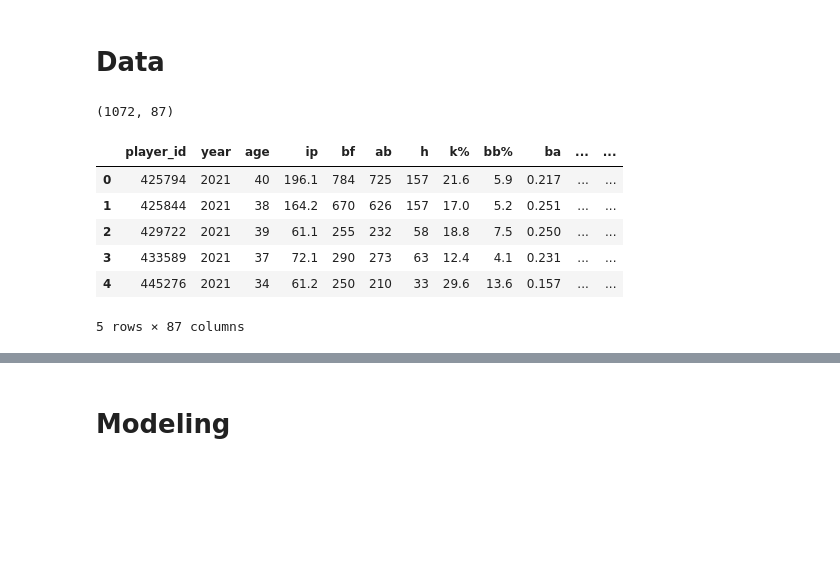
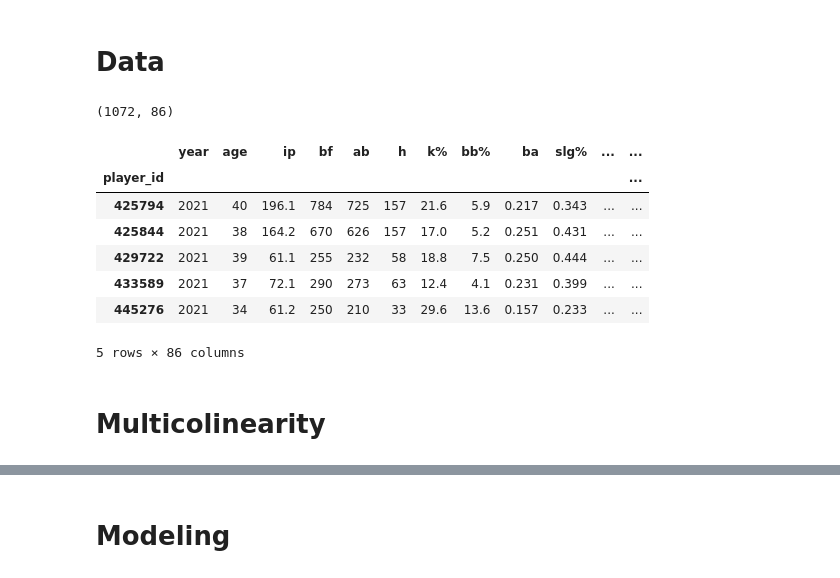
Before and after one commit to anthonyzurke/sabermetrics, a Jupyter notebook: code/pitch-modeling2.ipynb, the cells around one changed output, grey strips where cells are left out. Cells and saved outputs as stored; diff of their text form; code cells hidden in the pictures; blank space fills up the shorter version.

```diff
--- a/code/pitch-modeling2.ipynb
+++ b/code/pitch-modeling2.ipynb
@@ -28,16 +30,19 @@ warnings.filterwarnings('ignore')
 # %% [markdown]
 # Data
 # %%
-pitch_data = pd.read_csv('../datasets/mlb_pitch_stats_19_20_21.csv')
+pitch_data = pd.read_csv('../datasets/mlb_pitch_stats_19_20_21.csv', index_col= ['player_id'])
 pitch_data.drop(columns = ['Unnamed: 0',' first_name', 'last_name'], axis = 1, inplace = True)
 print(pitch_data.shape)
 pitch_data.head()
 # %% [output]
-(1072, 87)
+(1072, 86)
-|  | player_id | year | age | ip | bf | ab | h | k% | bb% | ba | ... | ... |
-| 0 | 425794 | 2021 | 40 | 196.1 | 784 | 725 | 157 | 21.6 | 5.9 | 0.217 | ... | ... |
-| 1 | 425844 | 2021 | 38 | 164.2 | 670 | 626 | 157 | 17.0 | 5.2 | 0.251 | ... | ... |
-| 2 | 429722 | 2021 | 39 | 61.1 | 255 | 232 | 58 | 18.8 | 7.5 | 0.250 | ... | ... |
-| 3 | 433589 | 2021 | 37 | 72.1 | 290 | 273 | 63 | 12.4 | 4.1 | 0.231 | ... | ... |
-| 4 | 445276 | 2021 | 34 | 61.2 | 250 | 210 | 33 | 29.6 | 13.6 | 0.157 | ... | ... |
+|  | year | age | ip | bf | ab | h | k% | bb% | ba | slg% | ... | ... |
+| player_id |  |  |  |  |  |  |  |  |  |  |  | ... |
+| 425794 | 2021 | 40 | 196.1 | 784 | 725 | 157 | 21.6 | 5.9 | 0.217 | 0.343 | ... | ... |
+| 425844 | 2021 | 38 | 164.2 | 670 | 626 | 157 | 17.0 | 5.2 | 0.251 | 0.431 | ... | ... |
+| 429722 | 2021 | 39 | 61.1 | 255 | 232 | 58 | 18.8 | 7.5 | 0.250 | 0.444 | ... | ... |
+| 433589 | 2021 | 37 | 72.1 | 290 | 273 | 63 | 12.4 | 4.1 | 0.231 | 0.399 | ... | ... |
+| 445276 | 2021 | 34 | 61.2 | 250 | 210 | 33 | 29.6 | 13.6 | 0.157 | 0.233 | ... | ... |
-5 rows × 87 columns
+5 rows × 86 columns
+# %% [markdown]
+# Multicolinearity
```
Also changed, not shown: parts of 21 cells of this notebook, 1 other file.
